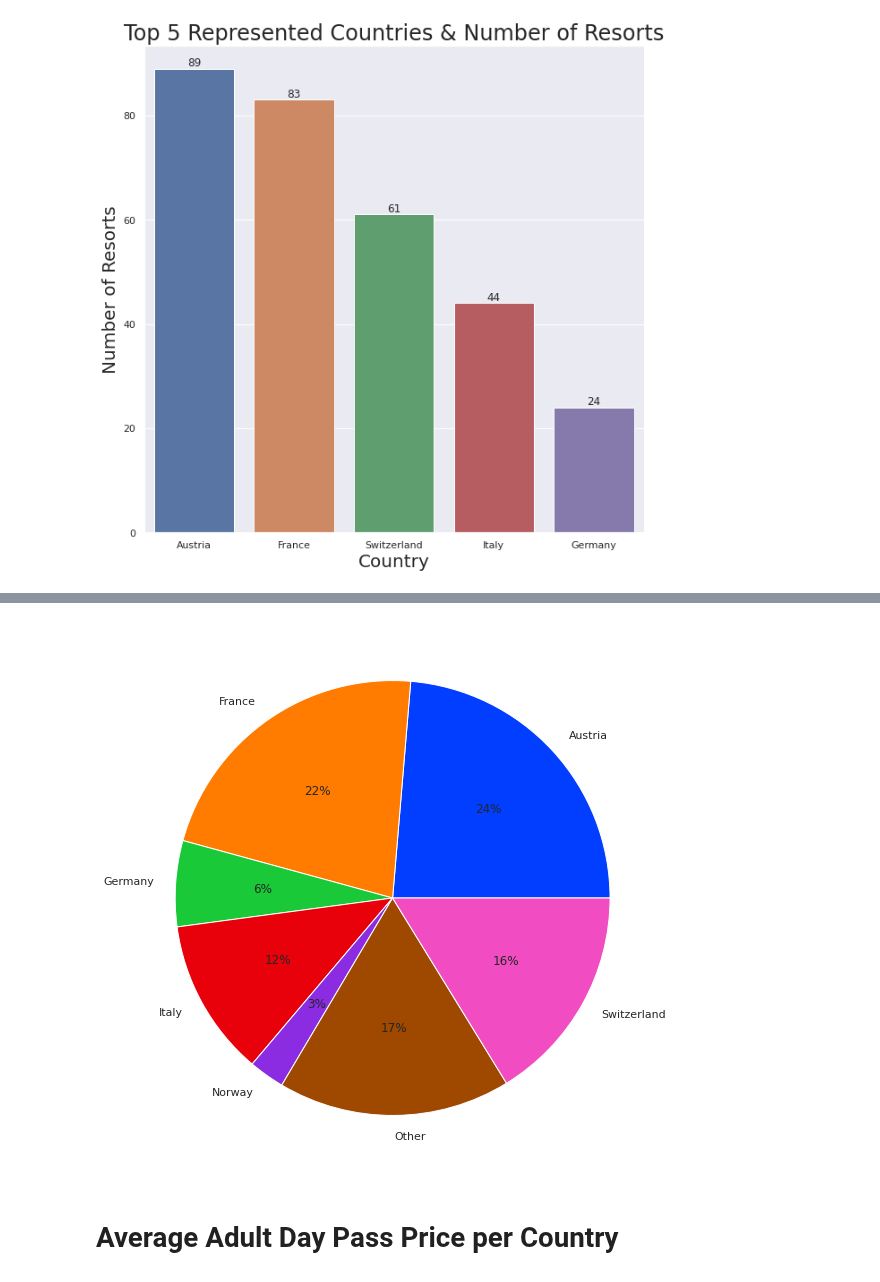
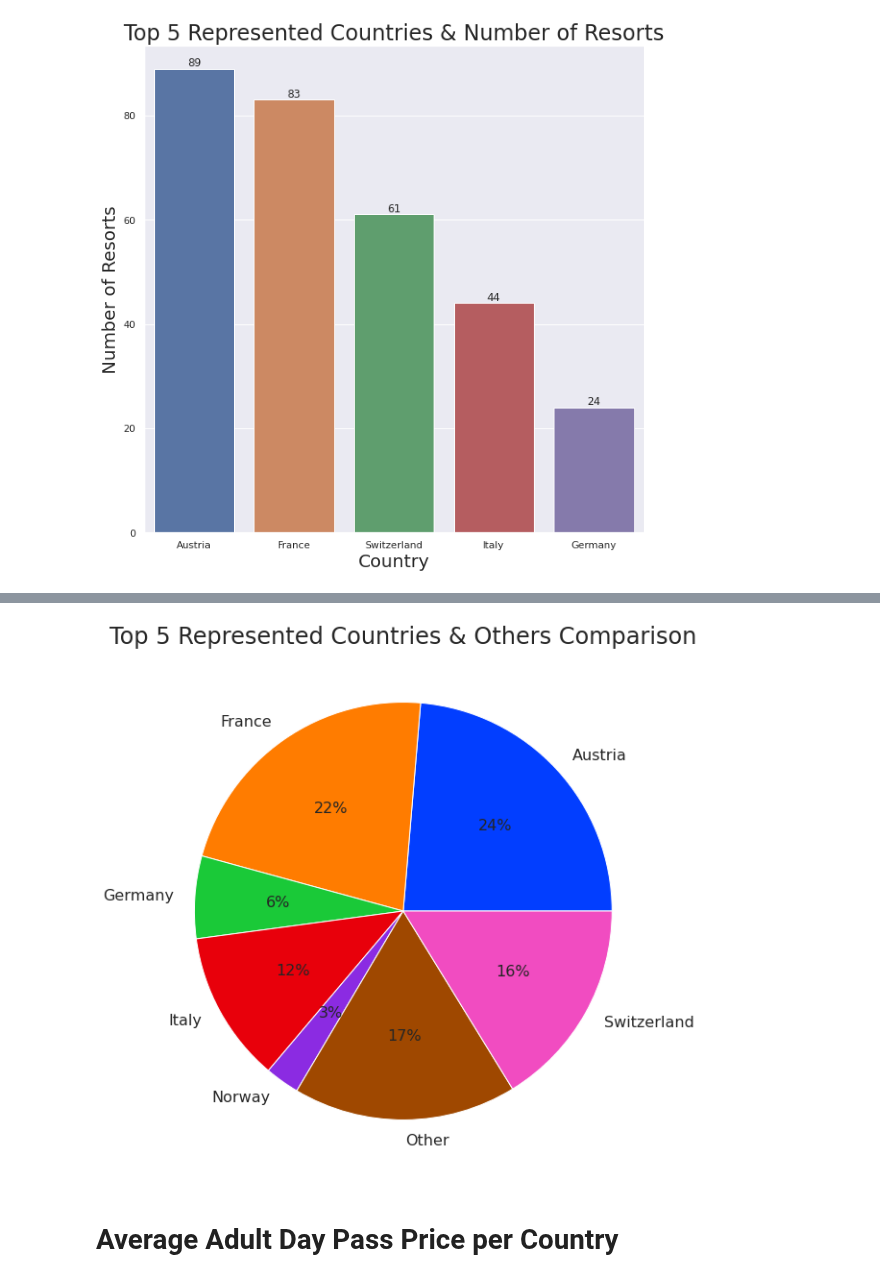
Before and after one commit to nembdev/python_portfolio, a Jupyter notebook: Data Analysis Projects/European Ski Resorts(Pandas)/European Ski Resorts ll.ipynb, the cells around one changed output, grey strips where cells are left out. Saved outputs shown, nothing was run; the diff lists cells and outputs as text; code cells hidden in the pictures.

Commit message:
added title to pie chart changed pie chart font size

```diff
--- a/Data Analysis Projects/European Ski Resorts(Pandas)/European Ski Resorts ll.ipynb
+++ b/Data Analysis Projects/European Ski Resorts(Pandas)/European Ski Resorts ll.ipynb
@@ -259,11 +259,19 @@ oth_counts
 # %%
+# setup
+
+fig, ax = plt.subplots()
+
 # styling
 colors = sns.color_palette('bright')
+
 # pie chart
-plt.pie(x=oth_counts["num_resorts"], data=oth_counts, labels=oth_counts["country"],colors = colors, autopct = '%0.0f%%')
+ax = plt.pie(x=oth_counts["num_resorts"], data=oth_counts, labels=oth_counts["country"], colors = colors, autopct = '%0.0f%%', textprops={'fontsize': 16})
+
+plt.title('Top 5 Represented Countries & Others Comparison', size = 24)
+
 plt.show()
 # %% [output]
-[figure, old version]
+[figure, new version]
 # %% [markdown]
 # Average Adult Day Pass Price per Country
 # %%
```
Also changed, not shown: parts of 4 cells of this notebook.
